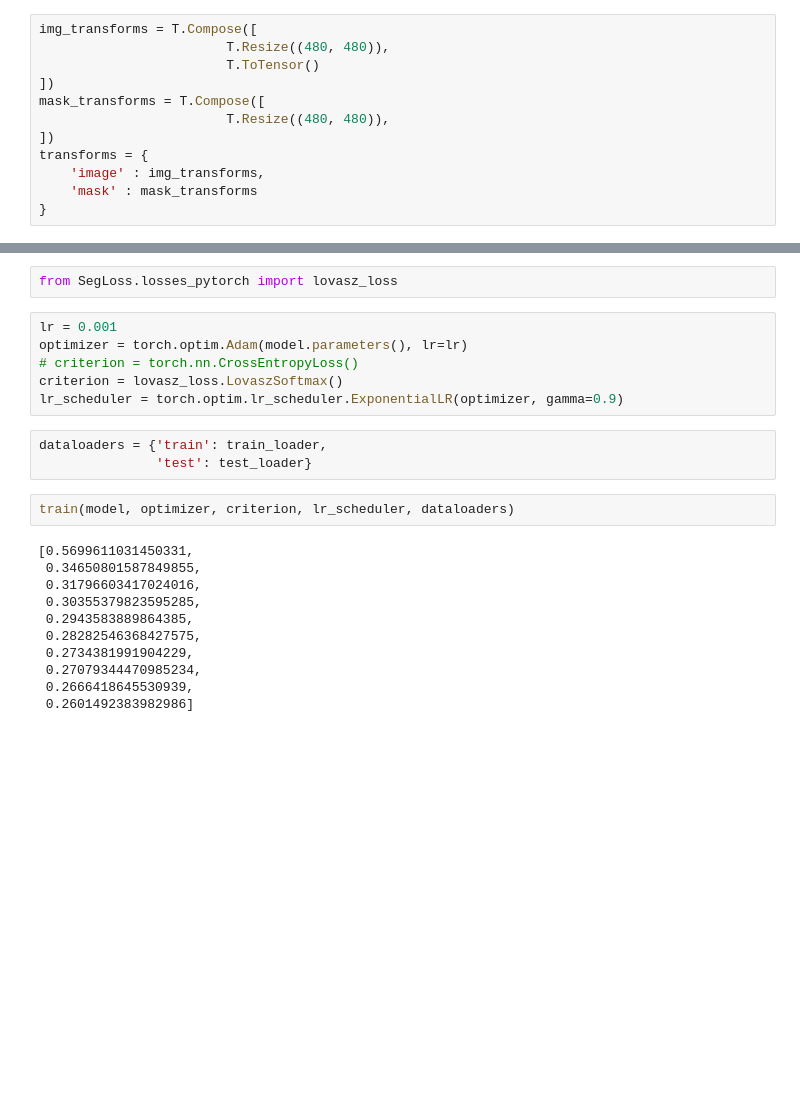
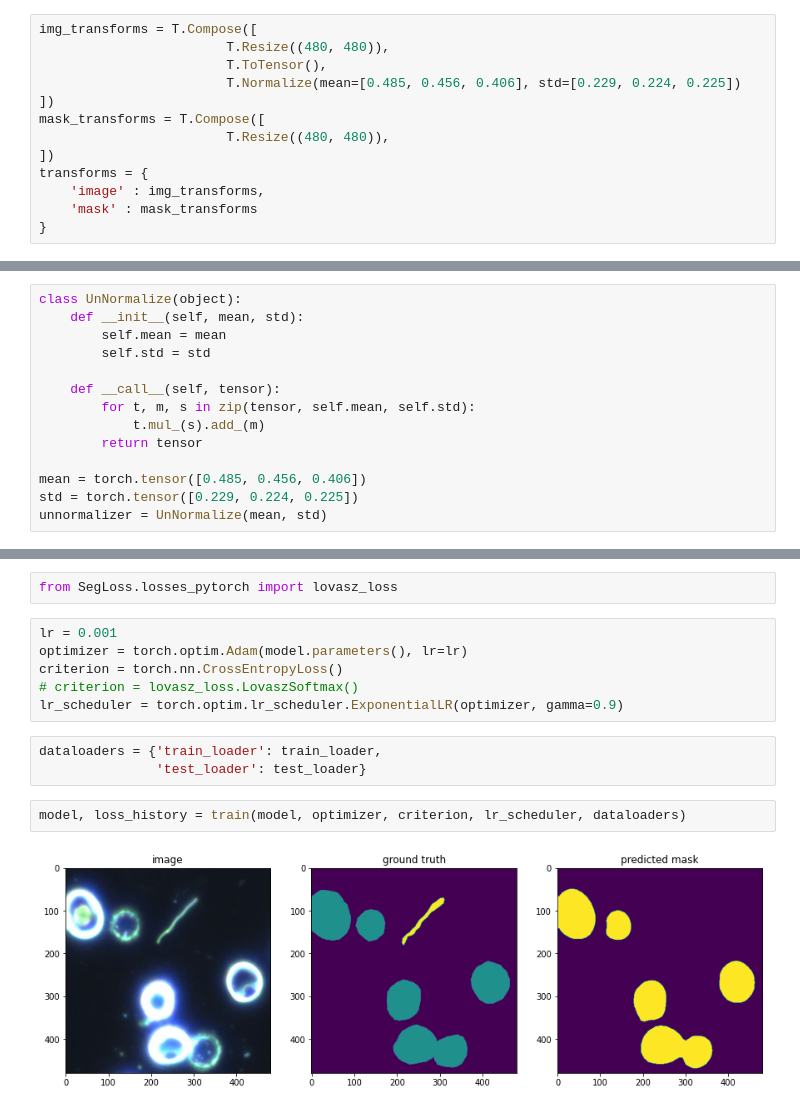
Before and after one commit to MahdiEsrafili/image_segmentation, a Jupyter notebook: bacterial_segmentaion.ipynb, the cells around one changed output, grey strips where cells are left out. Cells and saved outputs as stored; diff of their text form; blank space fills up the shorter version.

```diff
--- a/bacterial_segmentaion.ipynb
+++ b/bacterial_segmentaion.ipynb
@@ -97,7 +101,8 @@ class BacterialDS(Dataset):
 # %%
 img_transforms = T.Compose([
                         T.Resize((480, 480)),
-                        T.ToTensor()
+                        T.ToTensor(),
+                        T.Normalize(mean=[0.485, 0.456, 0.406], std=[0.229, 0.224, 0.225])
 ])
 mask_transforms = T.Compose([
                         T.Resize((480, 480)),
@@ -128,4 +130,18 @@ device
 device(type='cuda')
 # %%
 model = model.train().to(device)
+# %%
+class UnNormalize(object):
+    def __init__(self, mean, std):
+        self.mean = mean
+        self.std = std
+
+    def __call__(self, tensor):
+        for t, m, s in zip(tensor, self.mean, self.std):
+            t.mul_(s).add_(m)
+        return tensor
+
+mean = torch.tensor([0.485, 0.456, 0.406])
+std = torch.tensor([0.229, 0.224, 0.225])
+unnormalizer = UnNormalize(mean, std)
 # %%
@@ -155,22 +185,13 @@ from SegLoss.losses_pytorch import lovasz_loss
 # %%
 lr = 0.001
 optimizer = torch.optim.Adam(model.parameters(), lr=lr)
-# criterion = torch.nn.CrossEntropyLoss()
-criterion = lovasz_loss.LovaszSoftmax()
+criterion = torch.nn.CrossEntropyLoss()
+# criterion = lovasz_loss.LovaszSoftmax()
 lr_scheduler = torch.optim.lr_scheduler.ExponentialLR(optimizer, gamma=0.9)
 # %%
-dataloaders = {'train': train_loader,
-               'test': test_loader}
+dataloaders = {'train_loader': train_loader,
+               'test_loader': test_loader}
 # %%
-train(model, optimizer, criterion, lr_scheduler, dataloaders)
+model, loss_history = train(model, optimizer, criterion, lr_scheduler, dataloaders)
 # %% [output]
-[0.5699611031450331,
- 0.34650801587849855,
- 0.31796603417024016,
- 0.30355379823595285,
- 0.2943583889864385,
- 0.28282546368427575,
- 0.2734381991904229,
- 0.27079344470985234,
- 0.2666418645530939,
- 0.2601492383982986]
+[figure, added]
```
Also changed, not shown: parts of 13 cells of this notebook.
